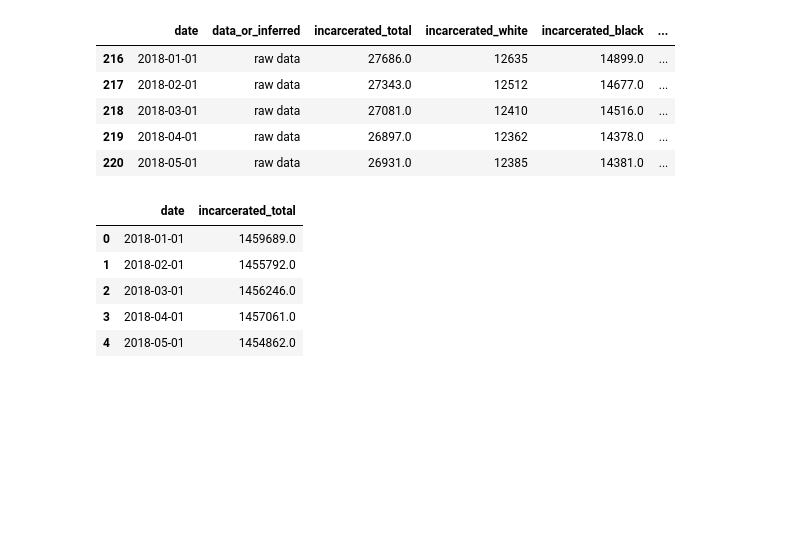
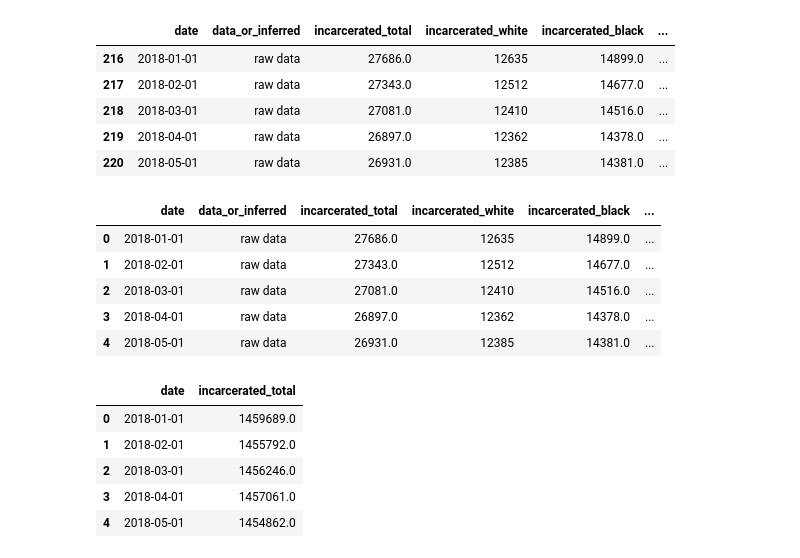
Before and after one commit to diyajain13/covid-prison-population-data-story, a Jupyter notebook: analysis.ipynb, the cells around one changed output. Drawn from its saved outputs; the diff is of its cells as text; code cells hidden in the pictures; blank space fills up the shorter version.

```diff
--- a/analysis.ipynb
+++ b/analysis.ipynb
@@ -109,6 +109,26 @@ covid_df.head()
 | 218 | 2018-03-01 | raw data | 27081.0 | 12410 | 14516.0 | ... |
 | 219 | 2018-04-01 | raw data | 26897.0 | 12362 | 14378.0 | ... |
 | 220 | 2018-05-01 | raw data | 26931.0 | 12385 | 14381.0 | ... |
+# %%
+# Count how many states/jurisdictions appear in each month
+monthly_coverage = (
+    covid_df.groupby("date")["state"]
+    .nunique()
+    .reset_index(name="state_count")
+)
+
+# Keep only months with broad state coverage so incomplete months do not distort the charts
+covid_df = covid_df.merge(monthly_coverage, on="date")
+covid_df = covid_df[covid_df["state_count"] >= 45].copy()
+
+covid_df.head()
+# %% [output]
+|  | date | data_or_inferred | incarcerated_total | incarcerated_white | incarcerated_black | ... |
+| 0 | 2018-01-01 | raw data | 27686.0 | 12635 | 14899.0 | ... |
+| 1 | 2018-02-01 | raw data | 27343.0 | 12512 | 14677.0 | ... |
+| 2 | 2018-03-01 | raw data | 27081.0 | 12410 | 14516.0 | ... |
+| 3 | 2018-04-01 | raw data | 26897.0 | 12362 | 14378.0 | ... |
+| 4 | 2018-05-01 | raw data | 26931.0 | 12385 | 14381.0 | ... |
 # %%
 # Sum state-level prison populations by date to estimate the national monthly trend
 national_monthly = (
```
Also changed, not shown: parts of 2 cells of this notebook.
